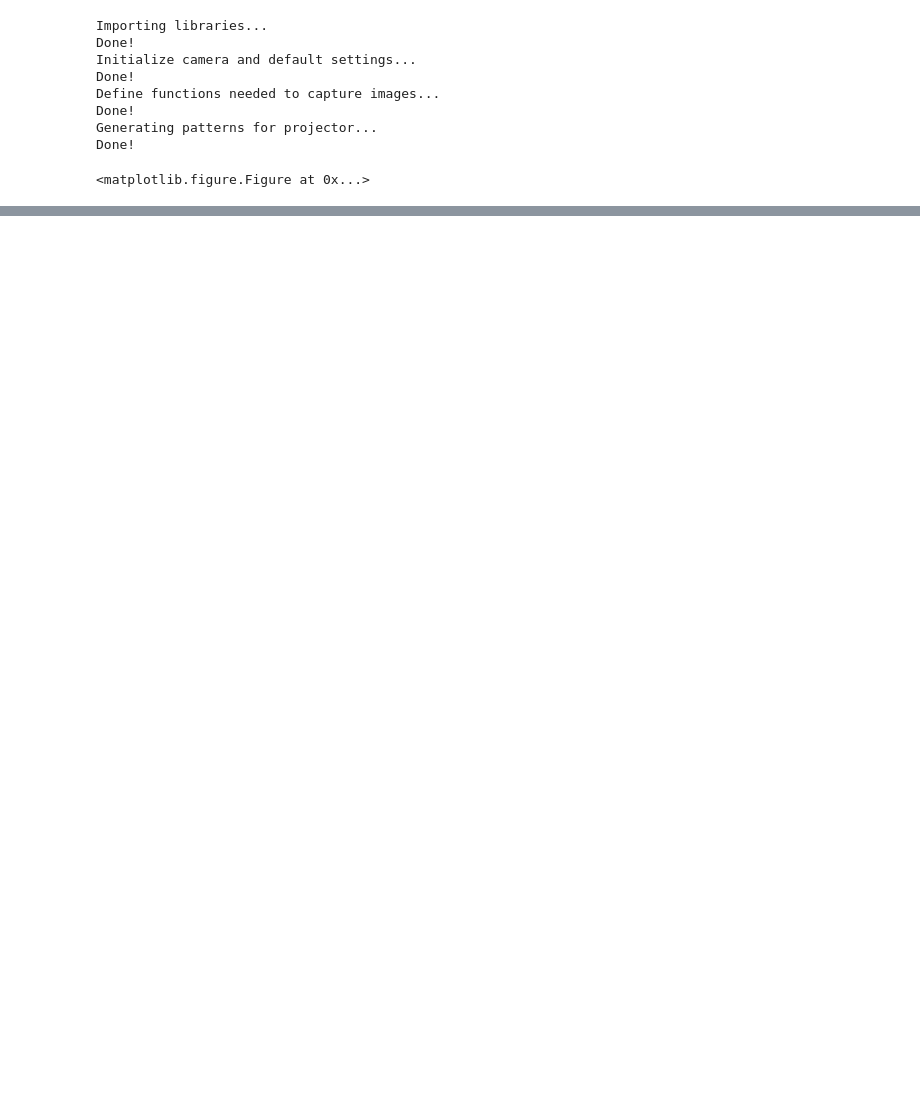
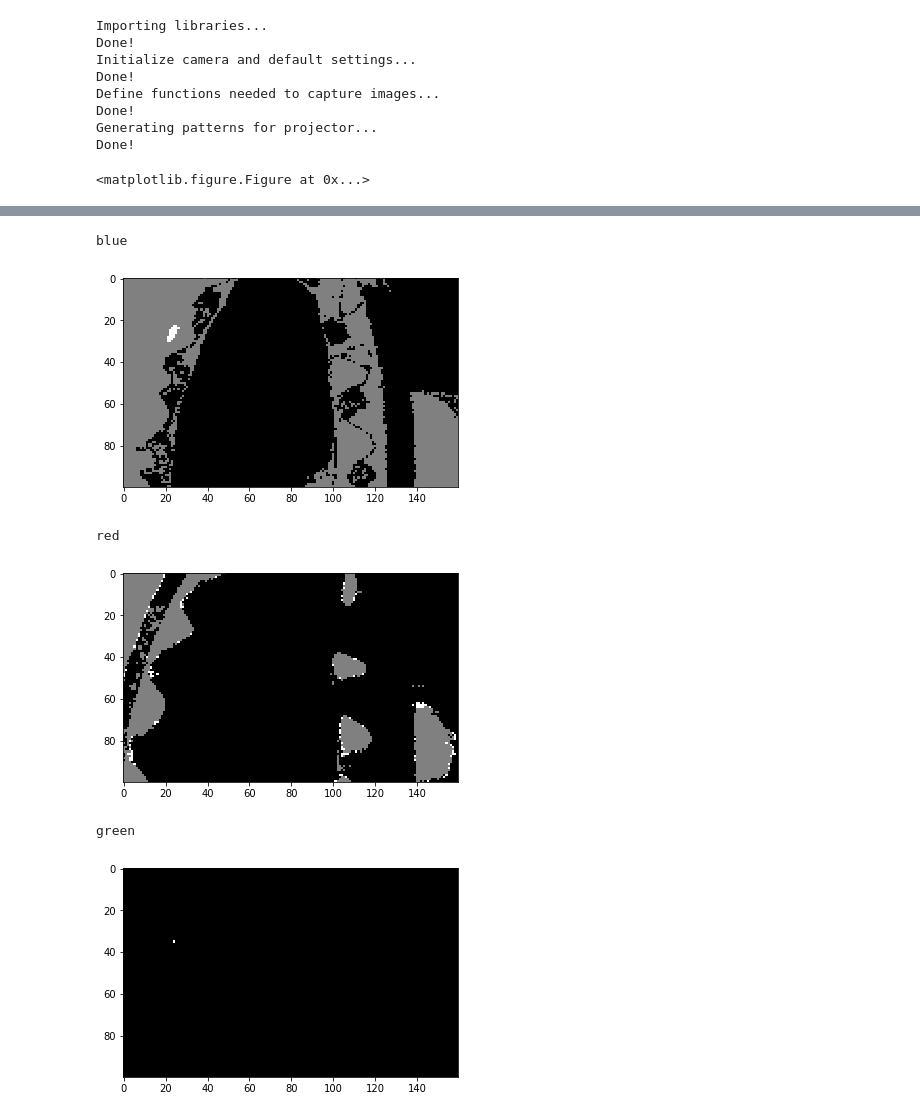
Before and after one commit to lzmunch/beaglebone-imaging, a Jupyter notebook: notebook/part5_2_hdr.ipynb, the cells around one changed output, grey strips where cells are left out. Drawn from its saved outputs; the diff is of its cells as text; code cells hidden in the pictures; blank space fills up the shorter version.

```diff
--- a/notebook/part5_2_hdr.ipynb
+++ b/notebook/part5_2_hdr.ipynb
@@ -385,0 +324,22 @@ show clipped img, min=0, max=100
+# %%
+A = image[0::2,0::2];
+B = image[0::2,1::2];
+C = image[1::2,0::2];
+D = image[1::2,1::2];
+# color image attempt 2
+# show_clipped(color_image, 0, 100000);
+
+# show each color channel
+print("blue")
+plt.imshow(A); plt.show(); #blue
+print("red")
+plt.imshow(D); plt.show(); #red
+print("green")
+plt.imshow(B/2+C/2); plt.show(); #green
+# %% [output]
+blue
+[figure, added]
+red
+[figure, added]
+green
+[figure, added]
```
Also changed, not shown: parts of 9 cells of this notebook, 1 other file.
